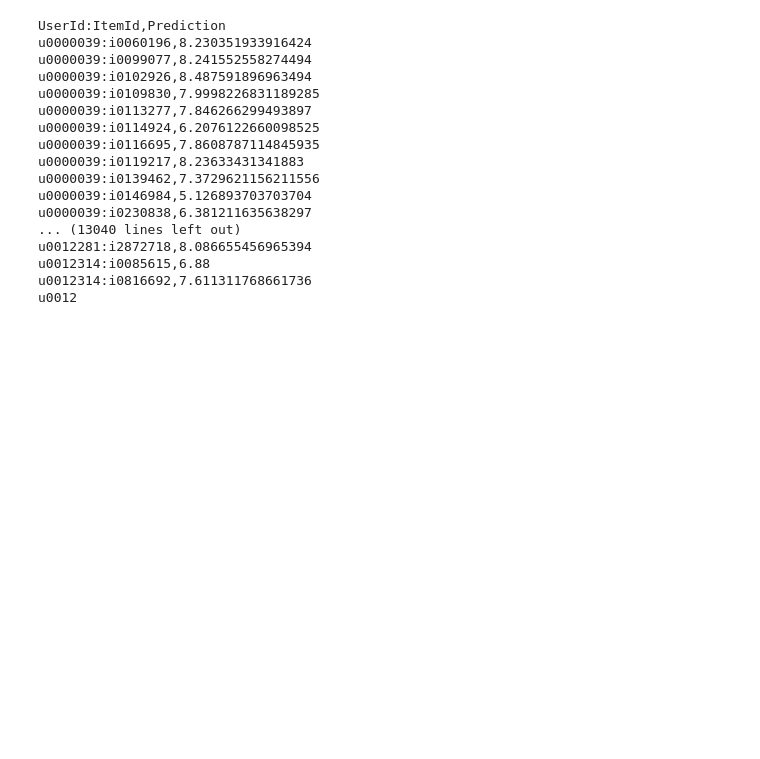
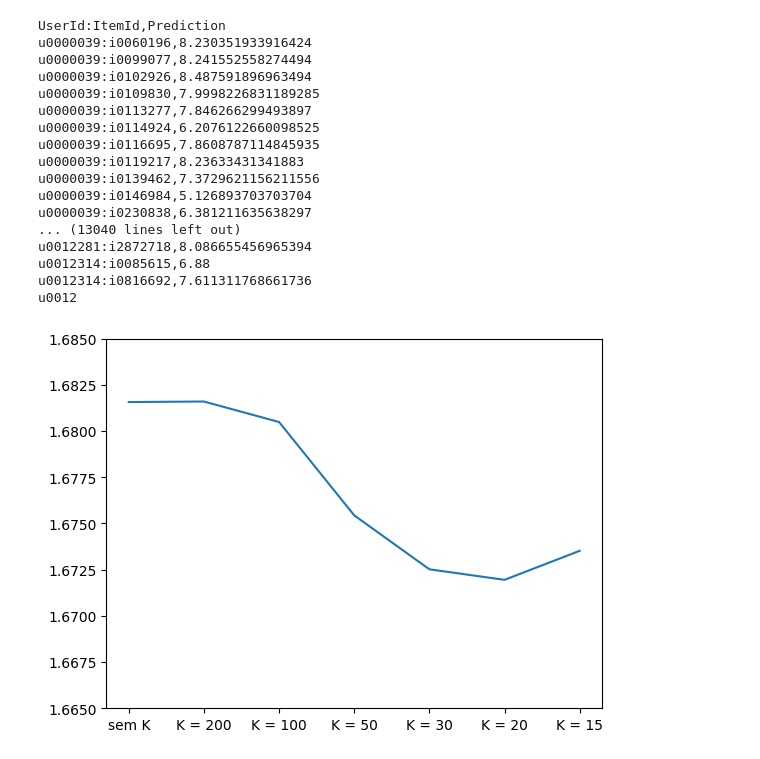
Before and after one commit to lauraabreusv/tp1-rec-sys, a Jupyter notebook: trabalho chato do amorzinho -Copy1.ipynb, the cells around one changed output. Drawn from its saved outputs; the diff is of its cells as text; code cells hidden in the pictures; blank space fills up the shorter version.

```diff
--- a/trabalho chato do amorzinho -Copy1.ipynb
+++ b/trabalho chato do amorzinho -Copy1.ipynb
@@ -246,0 +240,9 @@ u0012
+# %%
+labels = ['sem K', 'K = 200', 'K = 100', 'K = 50', 'K = 30', 'K = 20', 'K = 15']
+values = [1.68157, 1.68160, 1.68049, 1.67544, 1.67252, 1.67195, 1.67352]
+# %%
+plt.plot(labels, values)
+plt.ylim(1.665, 1.685)
+plt.show()
+# %% [output]
+[figure, added]
```
Also changed, not shown: parts of 2 cells of this notebook, 8 other files.
